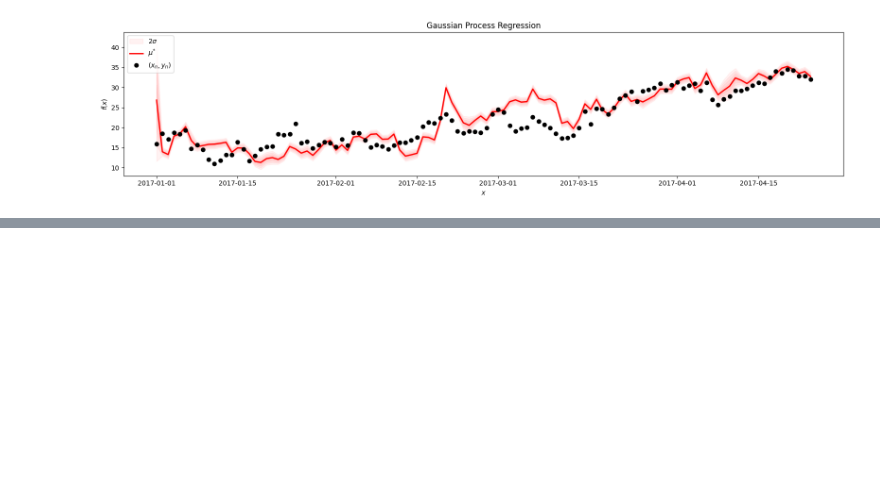
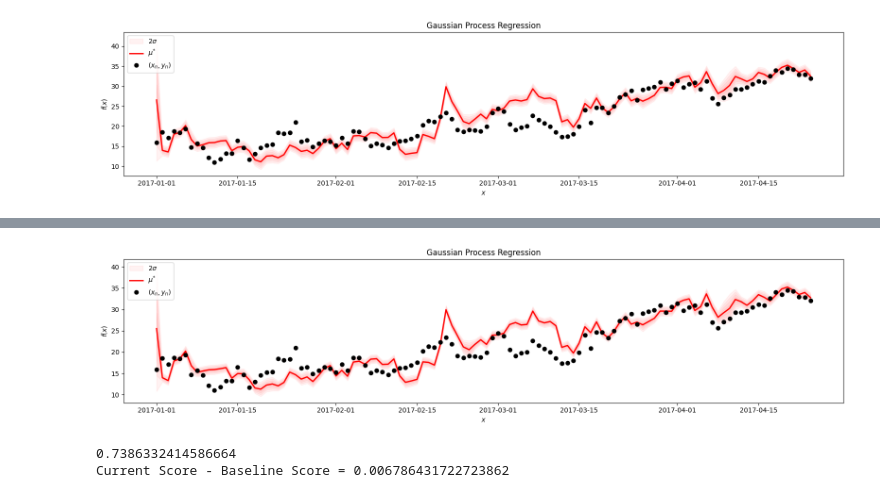
Before and after one commit to batcapricorn/prob-ml-project, a Jupyter notebook: src/GP_Main.ipynb, the cells around one changed output, grey strips where cells are left out. Saved outputs shown, nothing was run; the diff lists cells and outputs as text; code cells hidden in the pictures; blank space fills up the shorter version.

```diff
--- a/src/GP_Main.ipynb
+++ b/src/GP_Main.ipynb
@@ -164,0 +209,22 @@ model.score(X_test, y_test)
+# %%
+kernel = RBF() + WhiteKernel(noise_level=0.1) + ConstantKernel(constant_value=0.01)
+
+model = gp.GaussianProcessRegressor(
+    kernel=kernel, n_restarts_optimizer=10, alpha=0.1, normalize_y=True
+)
+model.fit(X_train, y_train)
+y_pred, std = model.predict(X_test, return_std=True, return_cov=False)
+gp_mean = model.predict(X_test)
+# %%
+fig = create_gp_plot(X_test.index.to_list(), y_test, gp_mean, std)
+plt.tight_layout()
+plt.show()
+# %% [output]
+[figure, added]
+# %%
+score = model.score(X_test, y_test)
+print(score)
+print(f"Current Score - Baseline Score = {score - baseline}")
+# %% [output]
+0.7386332414586664
+Current Score - Baseline Score = 0.006786431722723862
```
Also changed, not shown: parts of 27 cells of this notebook.
